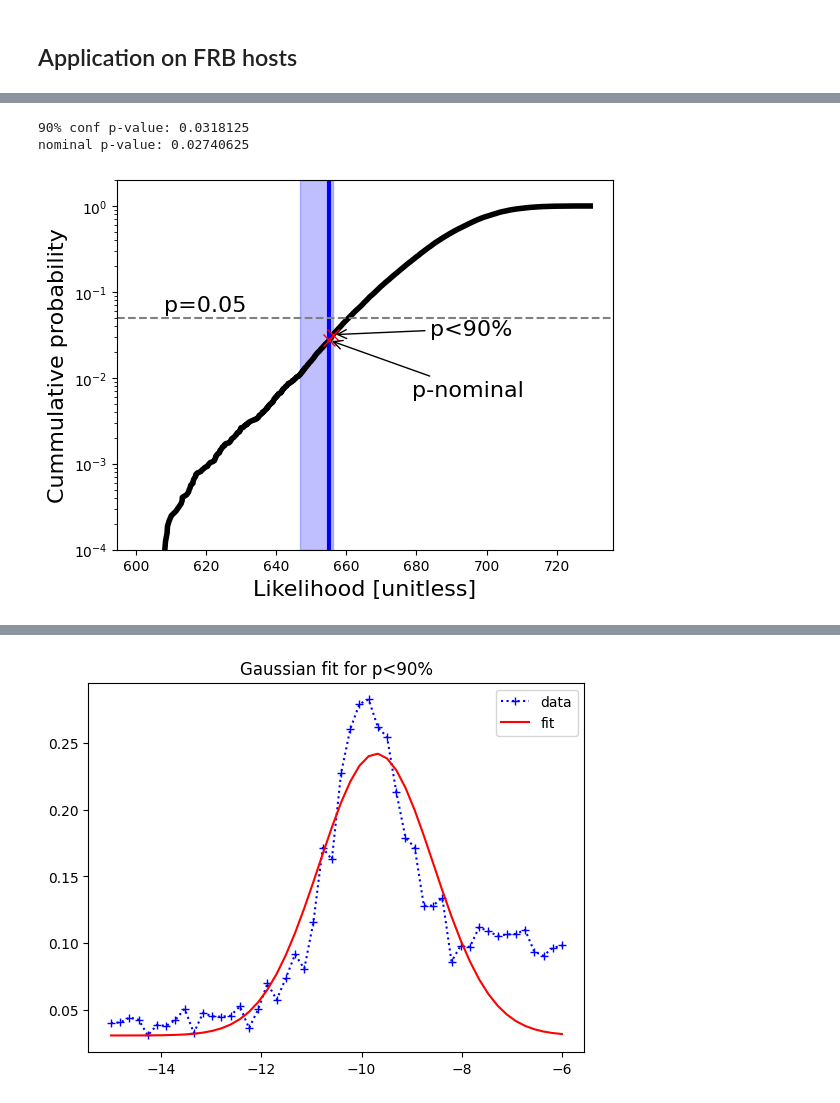
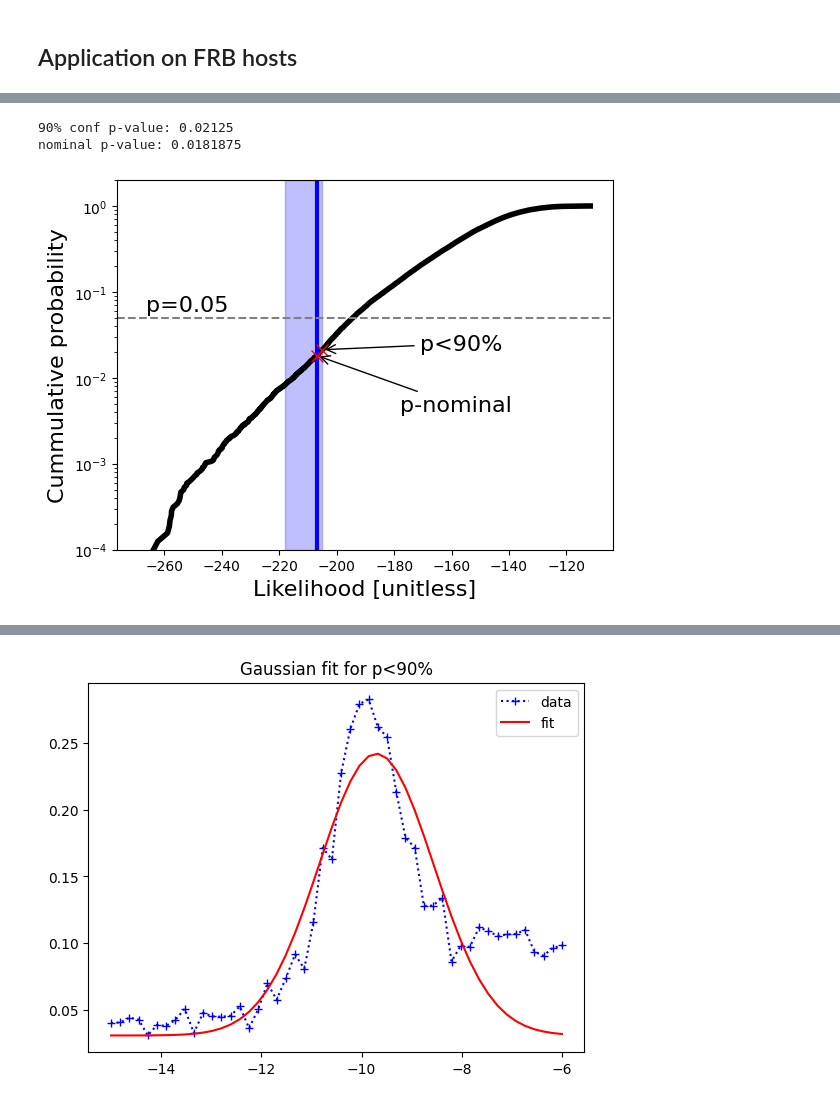
Before and after one commit to hoasaf3/host-galaxies-stats, a Jupyter notebook: frb_hosts_stats.ipynb, the cells around one changed output, grey strips where cells are left out. Drawn from its saved outputs; the diff is of its cells as text; code cells hidden in the pictures.

```diff
--- a/frb_hosts_stats.ipynb
+++ b/frb_hosts_stats.ipynb
@@ -28,7 +28,7 @@ def read_dsa_data(only_gold=True):
     dsa_frbs = pd.read_csv("frbs_data/dsa_frbs.csv")
 
     if only_gold:
-        dsa_frbs = dsa_frb_hosts_hosts_hosts_hosts_hostss[np.logical_and(dsa_frbs["sed_done?"] == "Y", dsa_frbs["sample"] == "Gold")]
+        dsa_frbs = dsa_frbs[np.logical_and(dsa_frbs["sed_done?"] == "Y", dsa_frbs["sample"] == "Gold")]
     else:
         dsa_frbs = dsa_frbs[dsa_frbs["sed_done?"] == "Y"]
 
@@ -491,24 +483,25 @@ pnom average 0.04101041666666667
 # %%
-''' Figure 2 - plot CDF with p90 and pnom '''
+''' Figure 2 '''
 import matplotlib.patches as patches
 
-frb_values = np.vstack([np.log10(frb_hosts['Mstar']) ,np.log10(frb_hosts['SFR']), frb_hosts['z']])
+# Create z to logpdf
+# z_to_logpdf = create_z_to_logpdf_w_opt(frb_hosts, prob_density, 1, 0)  # mass-weighted with optical lnprior
+z_to_logpdf = create_z_to_logpdf_w_opt(frb_hosts, prob_density, 0, 1)  # sfr-weighted with optical lnprior
+# z_to_logpdf = {z: get_gc_logpdf_w_opt(z, prob_density)
+#                for z in frb_hosts['z']}  # gc-weighted with optical lnprior
+frb_values = np.vstack([np.log10(frb_hosts['Mstar']),
+                        np.log10(frb_hosts['SFR']),
+                        frb_hosts['z']])
 
-#z_to_logpdf = logpdfs.create_z_to_logpdf(frb_hosts, prob_density, 1, 0)  # masss-weighted
-#z_to_logpdf = logpdfs.create_z_to_logpdf(frb_hosts, prob_density, 0, 1)  # sfr-weighted
-z_to_logpdf = {z: get_gc_weighted_logpdf(
-                    logpdfs.get_logpdf(z, prob_density))
-               for z in frb_hosts['z']}  # gc-weighted
-
+# Calculate p_90 and p_nom
 frbs_nominal_likelihood = mc.calc_weighted_likelihood(z_to_logpdf, frb_values.T)
 p_90, p_nom, samples_cdf, lklhds_cdf = mc.calc_p90(frb_hosts, z_to_logpdf, frbs_nominal_likelihood)
 
+# Add a rectangle from 10% to 90%
 bottom, top = lklhds_cdf.y[1], lklhds_cdf.y[-1]
 left, right = np.percentile(lklhds_cdf.x, [10, 90])
-
-# add rect from 10% to 90%
 rect = patches.Rectangle((left, bottom), right - left,
-                         2 * (top - bottom), # rect will be somewhat taller than the CDF plot
+                         2 * top - bottom, # because plotting with ylim<2*tpo
                          color='blue')
 rect.set_alpha(0.25)
 
@@ -516,40 +509,40 @@ ax = plt.gca()
 ax.plot(samples_cdf.x, samples_cdf.y, color='black', linewidth=4)
 ax.add_patch(rect)
 ax.set_yscale('log', nonpositive='clip')
-ax.set_ylim([bottom, 2*top])
+ax.set_ylim([bottom, 2*top])  # a bit higher than top to see all CDF
 
-# add nominal pvalue line
+# Nominal pvalue line
 ax.axvline(frbs_nominal_likelihood, color='blue', label='FRBs nominal likelihood', linewidth=3)
 
-# add p=0.05 line
+# p=0.05 line
 ax.axhline(0.05, color='grey', linestyle='--')
 ax.annotate('p=0.05', fontsize=16,
             xy=(samples_cdf.x[2], 0.06))  # change manually x location
 
 # draw intesection points and annotate
 ax.plot(frbs_nominal_likelihood, p_nom,
         marker='x', markersize=8, color='red')
 ax.annotate('p-nominal',
             xy=(frbs_nominal_likelihood, p_nom), xycoords='data', fontsize=16,
             xytext=(100, -40), textcoords='offset points',  # change manually
             arrowprops=dict(arrowstyle="->"),
             horizontalalignment='center')
 
 ax.plot(right, p_90, marker='x', markersize=8, color='red')
 ax.annotate('p<90%',
             xy=(right, p_90), xycoords='data',  fontsize=16,
             xytext=(70, 0), textcoords='offset points',  # change manually
             arrowprops=dict(arrowstyle="->"),
             horizontalalignment='left')
 
 plt.xlabel('Likelihood [unitless]', fontsize=16)
 plt.ylabel('Cummulative probability', fontsize=16)
 
-#plt.savefig('Figures/mass_weighted_pval_sharma.pdf', bbox_inches='tight', transparent=True)
+plt.savefig('Figures/Figure2_sfr.pdf', bbox_inches='tight', transparent=True)
 print('90% conf p-value:', p_90)
 print('nominal p-value:', p_nom)
 # %% [output]
-90% conf p-value: 0.0318125
-nominal p-value: 0.02740625
+90% conf p-value: 0.02125
+nominal p-value: 0.0181875
-[figure, old version]
+[figure, new version]
 # %%
```
Also changed, not shown: parts of 8 cells of this notebook, 3 other files.
